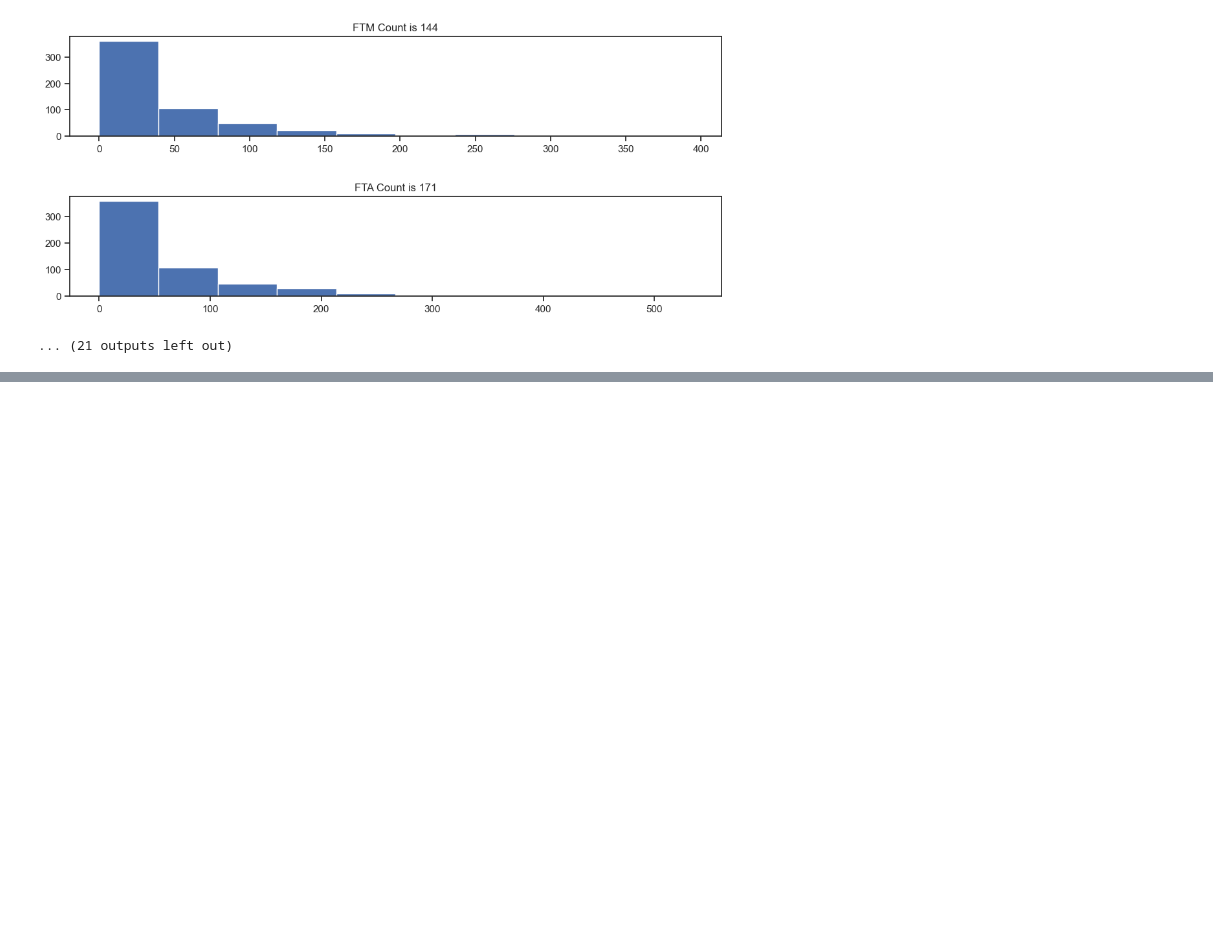
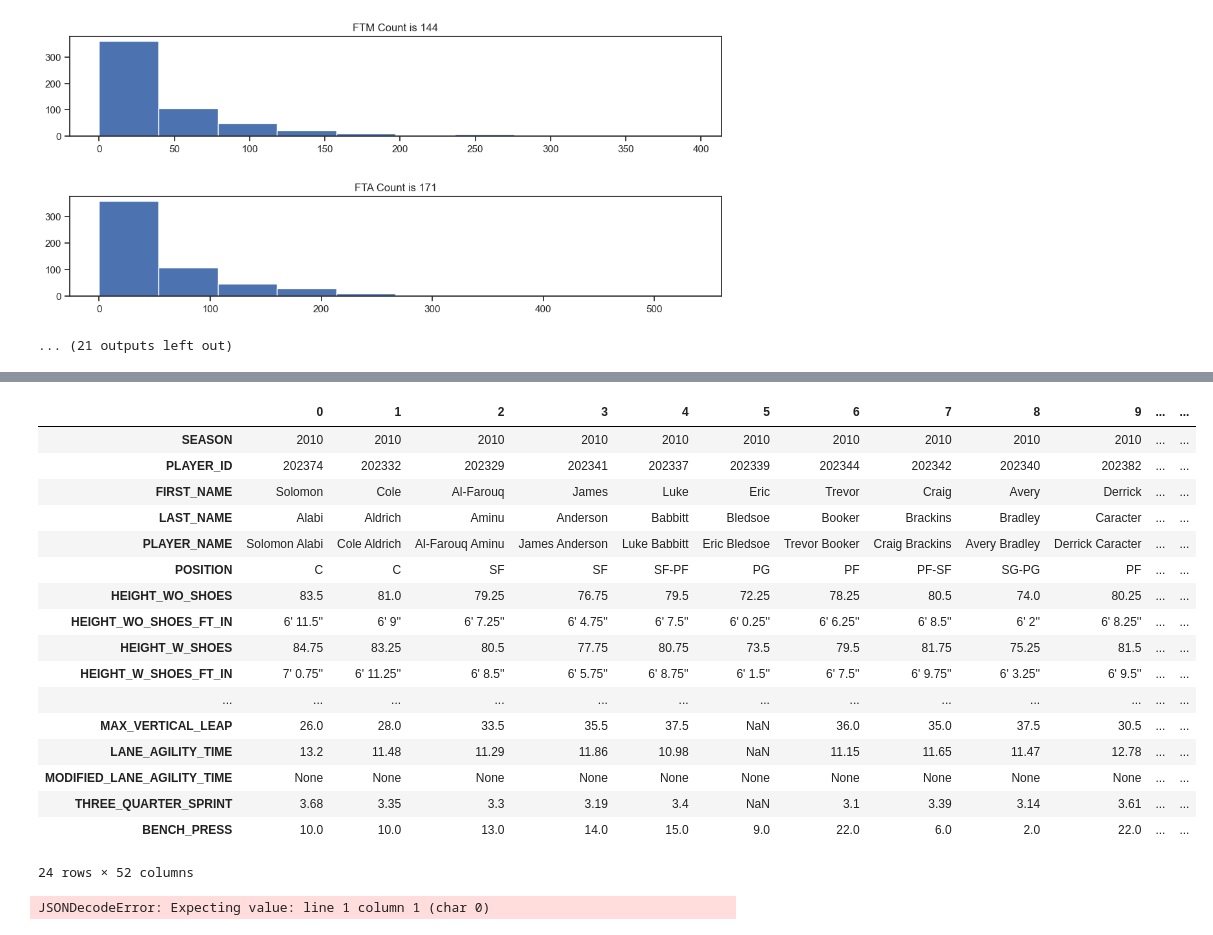
Before and after one commit to mannievilla/NBA-Draft-Selections, a Jupyter notebook: NBA_webscrape.ipynb, the cells around one changed output, grey strips where cells are left out. Saved outputs shown, nothing was run; the diff lists cells and outputs as text; code cells hidden in the pictures; blank space fills up the shorter version.

```diff
--- a/NBA_webscrape.ipynb
+++ b/NBA_webscrape.ipynb
@@ -1212,0 +1215,23 @@ plt.show()
+# %%
+test_df = draftcombinestats.DraftCombineStats(season_all_time='2010-11').get_data_frames()[0]
+# %%
+test_df.T
+# %% [output]
+|  | 0 | 1 | 2 | 3 | 4 | 5 | 6 | 7 | 8 | 9 | ... | ... |
+| SEASON | 2010 | 2010 | 2010 | 2010 | 2010 | 2010 | 2010 | 2010 | 2010 | 2010 | ... | ... |
+| PLAYER_ID | 202374 | 202332 | 202329 | 202341 | 202337 | 202339 | 202344 | 202342 | 202340 | 202382 | ... | ... |
+| FIRST_NAME | Solomon | Cole | Al-Farouq | James | Luke | Eric | Trevor | Craig | Avery | Derrick | ... | ... |
+| LAST_NAME | Alabi | Aldrich | Aminu | Anderson | Babbitt | Bledsoe | Booker | Brackins | Bradley | Caracter | ... | ... |
+| PLAYER_NAME | Solomon Alabi | Cole Aldrich | Al-Farouq Aminu | James Anderson | Luke Babbitt | Eric Bledsoe | Trevor Booker | Craig Brackins | Avery Bradley | Derrick Caracter | ... | ... |
+| POSITION | C | C | SF | SF | SF-PF | PG | PF | PF-SF | SG-PG | PF | ... | ... |
+| HEIGHT_WO_SHOES | 83.5 | 81.0 | 79.25 | 76.75 | 79.5 | 72.25 | 78.25 | 80.5 | 74.0 | 80.25 | ... | ... |
+| HEIGHT_WO_SHOES_FT_IN | 6' 11.5'' | 6' 9'' | 6' 7.25'' | 6' 4.75'' | 6' 7.5'' | 6' 0.25'' | 6' 6.25'' | 6' 8.5'' | 6' 2'' | 6' 8.25'' | ... | ... |
+| HEIGHT_W_SHOES | 84.75 | 83.25 | 80.5 | 77.75 | 80.75 | 73.5 | 79.5 | 81.75 | 75.25 | 81.5 | ... | ... |
+| HEIGHT_W_SHOES_FT_IN | 7' 0.75'' | 6' 11.25'' | 6' 8.5'' | 6' 5.75'' | 6' 8.75'' | 6' 1.5'' | 6' 7.5'' | 6' 9.75'' | 6' 3.25'' | 6' 9.5'' | ... | ... |
+| ... | ... | ... | ... | ... | ... | ... | ... | ... | ... | ... | ... | ... |
+| MAX_VERTICAL_LEAP | 26.0 | 28.0 | 33.5 | 35.5 | 37.5 | NaN | 36.0 | 35.0 | 37.5 | 30.5 | ... | ... |
+| LANE_AGILITY_TIME | 13.2 | 11.48 | 11.29 | 11.86 | 10.98 | NaN | 11.15 | 11.65 | 11.47 | 12.78 | ... | ... |
+| MODIFIED_LANE_AGILITY_TIME | None | None | None | None | None | None | None | None | None | None | ... | ... |
+| THREE_QUARTER_SPRINT | 3.68 | 3.35 | 3.3 | 3.19 | 3.4 | NaN | 3.1 | 3.39 | 3.14 | 3.61 | ... | ... |
+| BENCH_PRESS | 10.0 | 10.0 | 13.0 | 14.0 | 15.0 | 9.0 | 22.0 | 6.0 | 2.0 | 22.0 | ... | ... |
+24 rows × 52 columns
@@ -1212,0 +1246,4 @@ plt.show()
+# %%
+player_test = cumestatsplayergames.CumeStatsPlayerGames(player_id='2544', season=SeasonAll.all).get_data_frames()
+# %% [output]
+JSONDecodeError: Expecting value: line 1 column 1 (char 0)
```
Also changed, not shown: parts of 6 cells of this notebook.
